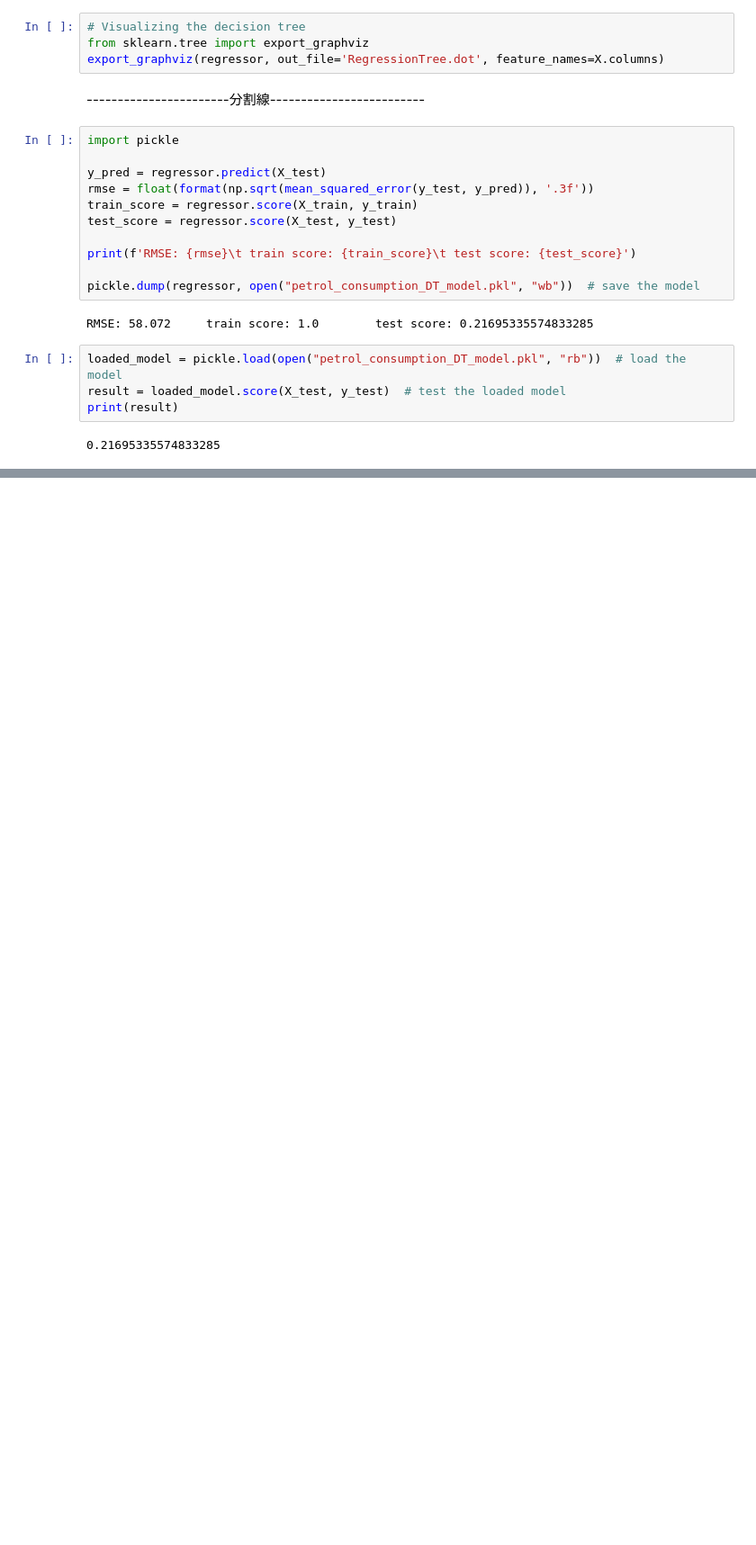
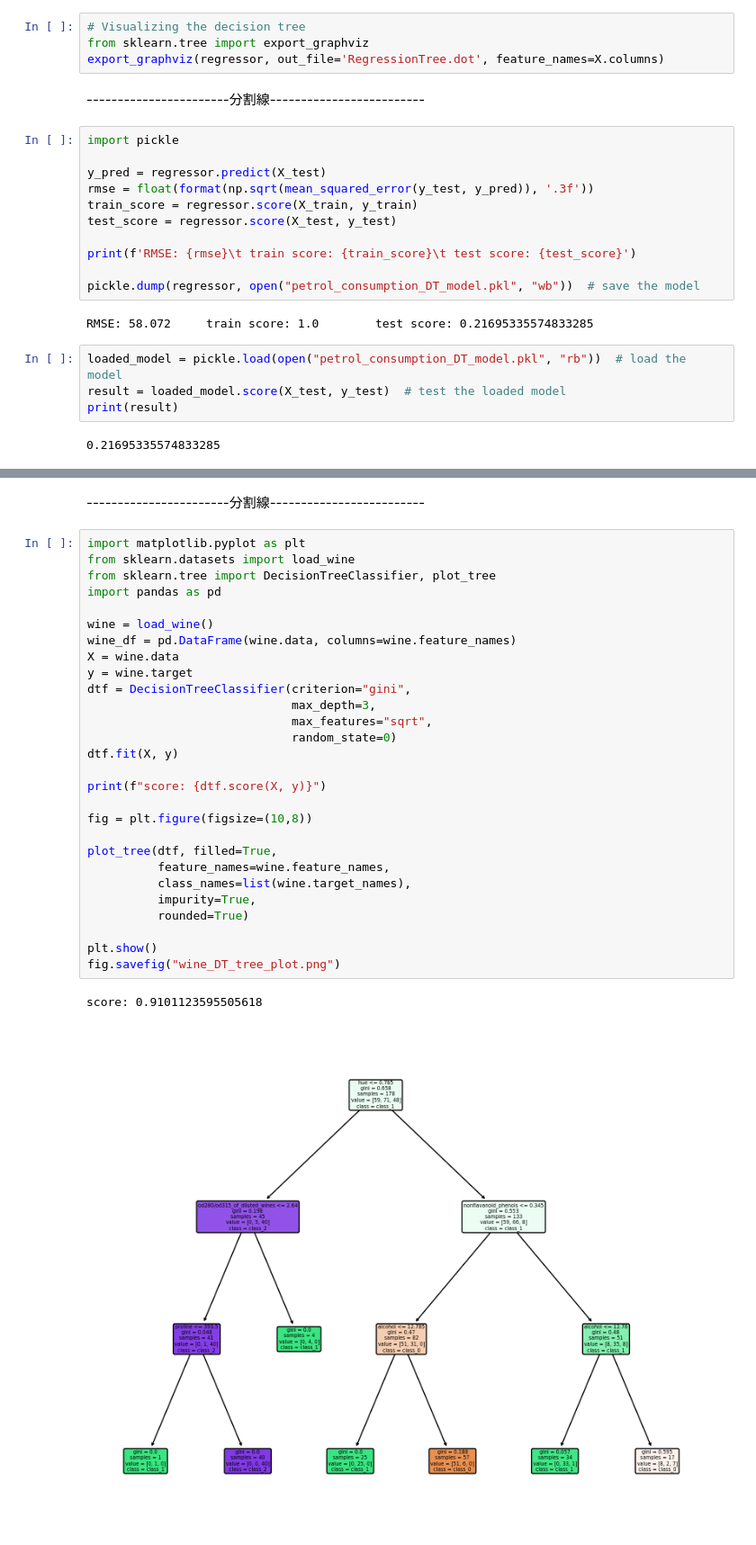
Before and after one commit to JasonLin2002/learning-result, a Jupyter notebook: 機器學習/0412/Decision Tree Regression-example.ipynb, the cells around one changed output, grey strips where cells are left out. Shown at 90% size. Drawn from its saved outputs; the diff is of its cells as text; blank space fills up the shorter version.

```diff
--- a/機器學習/0412/Decision Tree Regression-example.ipynb
+++ b/機器學習/0412/Decision Tree Regression-example.ipynb
@@ -105,0 +233,33 @@ print(result)
+# %% [markdown]
+-----------------------分割線-------------------------
+# %%
+import matplotlib.pyplot as plt
+from sklearn.datasets import load_wine
+from sklearn.tree import DecisionTreeClassifier, plot_tree
+import pandas as pd
+
+wine = load_wine()
+wine_df = pd.DataFrame(wine.data, columns=wine.feature_names)
+X = wine.data
+y = wine.target
+dtf = DecisionTreeClassifier(criterion="gini",
+                             max_depth=3,
+                             max_features="sqrt",
+                             random_state=0)
+dtf.fit(X, y)
+
+print(f"score: {dtf.score(X, y)}")
+
+fig = plt.figure(figsize=(10,8))
+
+plot_tree(dtf, filled=True,
+          feature_names=wine.feature_names,
+          class_names=list(wine.target_names),
+          impurity=True,
+          rounded=True)
+
+plt.show()
+fig.savefig("wine_DT_tree_plot.png")
+# %% [output]
+score: 0.9101123595505618
+[figure, added]
```
Also changed, not shown: parts of 10 cells of this notebook, 3 other files.
